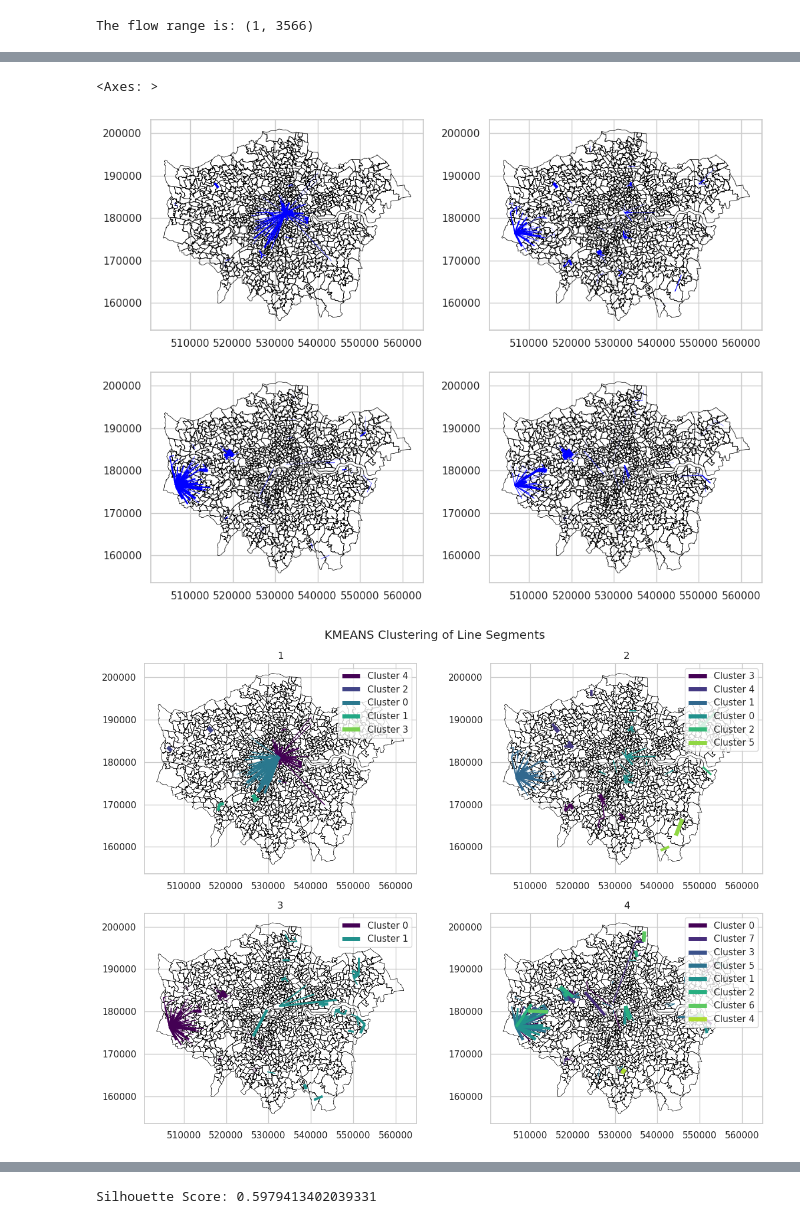
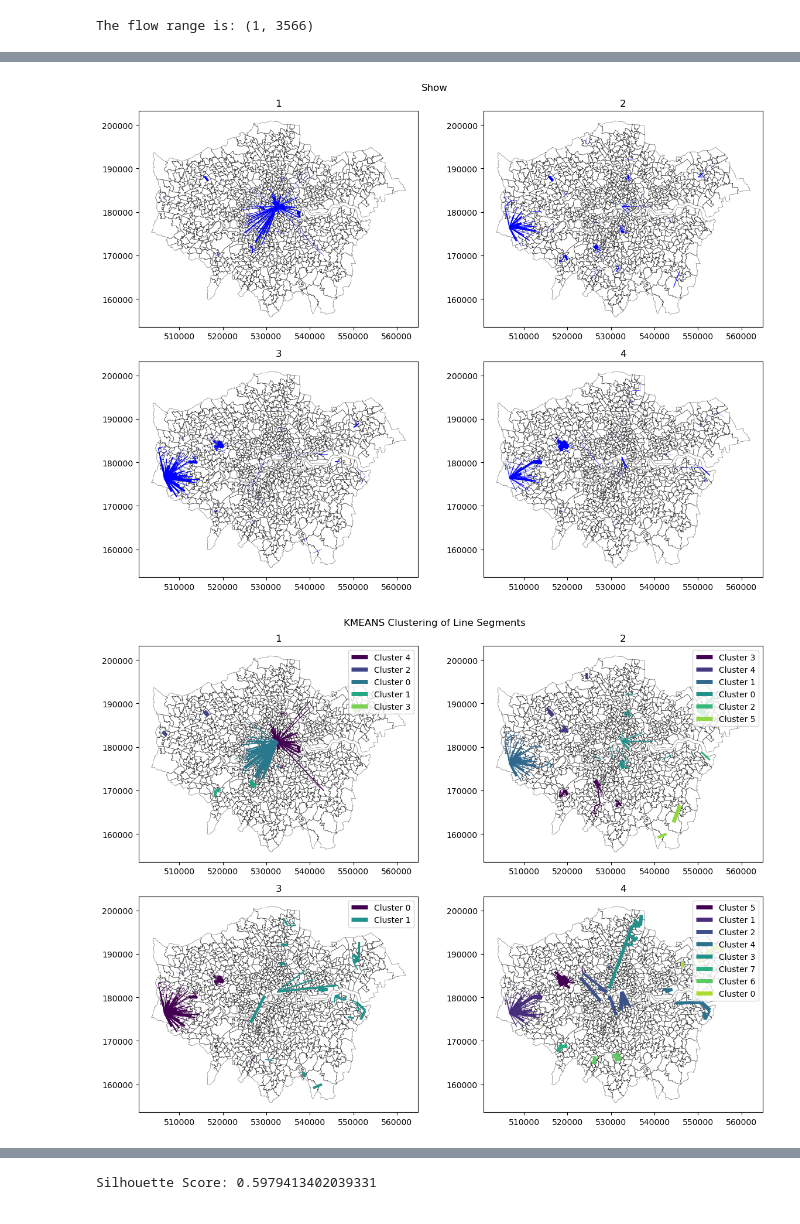
Before and after one commit to XianchenWang0421/CASA0007_Written_Investigation, a Jupyter notebook: code/data_read.ipynb, the cells around one changed output, grey strips where cells are left out. Cells and saved outputs as stored; diff of their text form; code cells hidden in the pictures.

```diff
--- a/code/data_read.ipynb
+++ b/code/data_read.ipynb
@@ -274,28 +314,39 @@ max_value = df_od_flow_sg_4_sorted_1000['flow'].max()
 
 df_od_flow_sg_4_sorted_1000['flow_normalize'] = (df_od_flow_sg_4_sorted_1000['flow'] - min_value) / (max_value - min_value)
 # %%
+import matplotlib.pyplot as plt
+
 London_msoa = gpd.read_file("../data/london_msoa.zip", driver="ESRI Shapefile")
 
 fig, axes = plt.subplots(2, 2, figsize=(12, 9))
 
 #gdf.plot(color='black', markersize=1, ax=axes[0, 0])
 df_od_flow_sg_1_sorted_1000.plot(ax=axes[0, 0], linewidth=df_od_flow_sg_1_sorted_1000['flow_normalize'] * 5, color='blue')
-London_msoa.plot(ax=axes[0, 0], edgecolor='black', facecolor='none', linewidth=0.5)
+London_msoa.plot(ax=axes[0, 0], edgecolor=(0, 0, 0, 0.5), facecolor='none', linewidth=0.5)
+axes[0, 0].set_title('1')
 
 #gdf.plot(color='black', markersize=1, ax=axes[0, 1])
 df_od_flow_sg_2_sorted_1000.plot(ax=axes[0, 1], linewidth=df_od_flow_sg_2_sorted_1000['flow_normalize'] * 5, color='blue')
-London_msoa.plot(ax=axes[0, 1], edgecolor='black', facecolor='none', linewidth=0.5)
+London_msoa.plot(ax=axes[0, 1], edgecolor=(0, 0, 0, 0.5), facecolor='none', linewidth=0.5)
+axes[0, 1].set_title('2')
 
 #gdf.plot(color='black', markersize=1, ax=axes[1, 0])
 df_od_flow_sg_3_sorted_1000.plot(ax=axes[1, 0], linewidth=df_od_flow_sg_3_sorted_1000['flow_normalize'] * 5, color='blue')
-London_msoa.plot(ax=axes[1, 0], edgecolor='black', facecolor='none', linewidth=0.5)
+London_msoa.plot(ax=axes[1, 0], edgecolor=(0, 0, 0, 0.5), facecolor='none', linewidth=0.5)
+axes[1, 0].set_title('3')
 
 #gdf.plot(color='black', markersize=1, ax=axes[1, 1])
 df_od_flow_sg_4_sorted_1000.plot(ax=axes[1, 1], linewidth=df_od_flow_sg_4_sorted_1000['flow_normalize'] * 5, color='blue')
-London_msoa.plot(ax=axes[1, 1], edgecolor='black', facecolor='none', linewidth=0.5)
+London_msoa.plot(ax=axes[1, 1], edgecolor=(0, 0, 0, 0.5), facecolor='none', linewidth=0.5)
+axes[1, 1].set_title('4')
+
+fig.suptitle('Show')
+
+plt.tight_layout()
+
+plt.show()
 # %% [output]
-<Axes: >
-[figure, old version]
+[figure, new version]
 # %%
 from sklearn.cluster import KMeans
 from sklearn.preprocessing import StandardScaler
@@ -315,7 +366,7 @@ df_od_flow_sg_1_sorted_1000['KMEANS_cluster'] = kmeans.fit_predict(features_1)
 # 为每个簇分配唯一颜色
 cluster_colors = {label: plt.cm.viridis(i / len(df_od_flow_sg_1_sorted_1000['KMEANS_cluster'].unique())) for i, label in enumerate(df_od_flow_sg_1_sorted_1000['KMEANS_cluster'].unique())}
 
-London_msoa.plot(ax=axes[0, 0], edgecolor='black', facecolor='none', linewidth=0.5)
+London_msoa.plot(ax=axes[0, 0], edgecolor=(0, 0, 0, 0.5), facecolor='none', linewidth=0.5)
 
 # 根据簇标签绘制不同颜色的线条
 for label in df_od_flow_sg_1_sorted_1000['KMEANS_cluster'].unique():
@@ -327,7 +378,6 @@ for label in df_od_flow_sg_1_sorted_1000['KMEANS_cluster'].unique():
 axes[0, 0].legend()
 axes[0, 0].set_title('1')
 
-
 features_2 = df_od_flow_sg_2_sorted_1000[['ox', 'oy', 'dx', 'dy']]
 
 # 使用 KMEANS 进行聚类
@@ -337,7 +387,7 @@ df_od_flow_sg_2_sorted_1000['KMEANS_cluster'] = kmeans.fit_predict(features_2)
 # 为每个簇分配唯一颜色
 cluster_colors = {label: plt.cm.viridis(i / len(df_od_flow_sg_2_sorted_1000['KMEANS_cluster'].unique())) for i, label in enumerate(df_od_flow_sg_2_sorted_1000['KMEANS_cluster'].unique())}
 
-London_msoa.plot(ax=axes[0, 1], edgecolor='black', facecolor='none', linewidth=0.5)
+London_msoa.plot(ax=axes[0, 1], edgecolor=(0, 0, 0, 0.5), facecolor='none', linewidth=0.5)
 
 # 根据簇标签绘制不同颜色的线条
 for label in df_od_flow_sg_2_sorted_1000['KMEANS_cluster'].unique():
@@ -358,7 +408,7 @@ df_od_flow_sg_3_sorted_1000['KMEANS_cluster'] = kmeans.fit_predict(features_3)
 # 为每个簇分配唯一颜色
 cluster_colors = {label: plt.cm.viridis(i / len(df_od_flow_sg_3_sorted_1000['KMEANS_cluster'].unique())) for i, label in enumerate(df_od_flow_sg_3_sorted_1000['KMEANS_cluster'].unique())}
 
-London_msoa.plot(ax=axes[1, 0], edgecolor='black', facecolor='none', linewidth=0.5)
+London_msoa.plot(ax=axes[1, 0], edgecolor=(0, 0, 0, 0.5), facecolor='none', linewidth=0.5)
 
 # 根据簇标签绘制不同颜色的线条
 for label in df_od_flow_sg_3_sorted_1000['KMEANS_cluster'].unique():
@@ -374,12 +424,12 @@ features_4 = df_od_flow_sg_4_sorted_1000[['ox', 'oy', 'dx', 'dy']]
 
 # 使用 KMEANS 进行聚类
 kmeans = KMeans(n_clusters=8, random_state=42)
-df_od_flow_sg_4_sorted_1000['KMEANS_cluster'] = kmeans.fit_predict(features)
+df_od_flow_sg_4_sorted_1000['KMEANS_cluster'] = kmeans.fit_predict(features_4)
 
 # 为每个簇分配唯一颜色
 cluster_colors = {label: plt.cm.viridis(i / len(df_od_flow_sg_4_sorted_1000['KMEANS_cluster'].unique())) for i, label in enumerate(df_od_flow_sg_4_sorted_1000['KMEANS_cluster'].unique())}
 
-London_msoa.plot(ax=axes[1, 1], edgecolor='black', facecolor='none', linewidth=0.5)
+London_msoa.plot(ax=axes[1, 1], edgecolor=(0, 0, 0, 0.5), facecolor='none', linewidth=0.5)
 
 # 根据簇标签绘制不同颜色的线条
 for label in df_od_flow_sg_4_sorted_1000['KMEANS_cluster'].unique():
@@ -397,5 +447,5 @@ plt.tight_layout()
 
 plt.show()
 # %% [output]
-[figure, old version]
+[figure, new version]
 # %%
```
Also changed, not shown: parts of 18 cells of this notebook, 13 other files.
